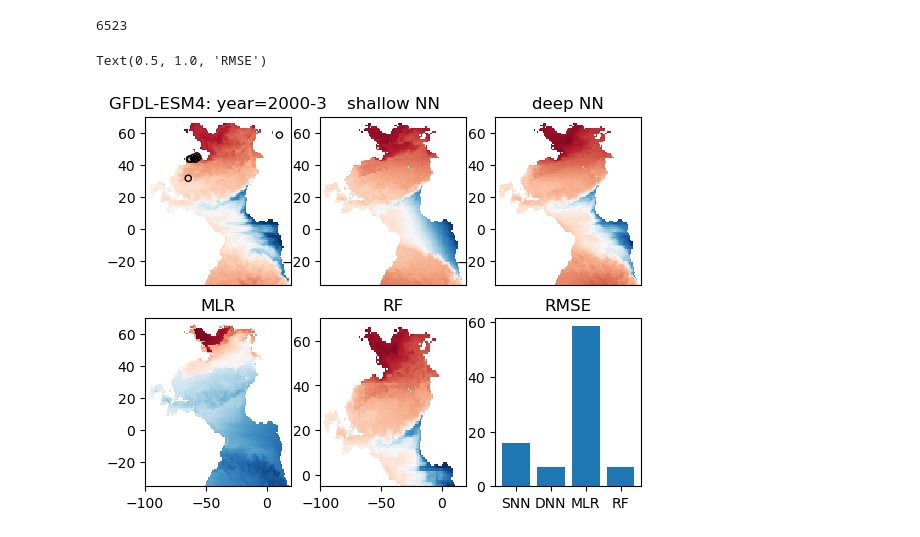
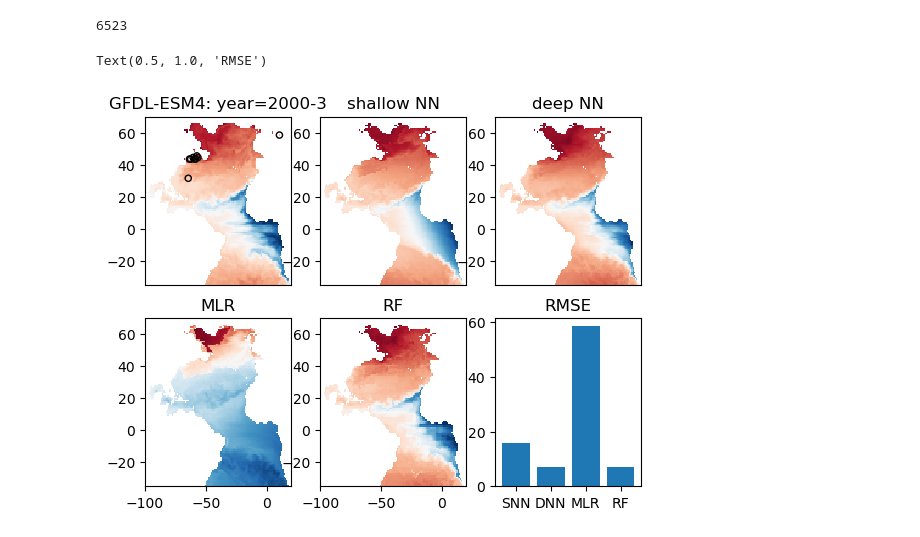
Before and after one commit to takaito1/ML4O2, a Jupyter notebook: develop/o2mod_example_3Dabs.ipynb, the cells around one changed output. Drawn from its saved outputs; the diff is of its cells as text; code cells hidden in the pictures.

```diff
--- a/develop/o2mod_example_3Dabs.ipynb
+++ b/develop/o2mod_example_3Dabs.ipynb
@@ -432,32 +432,32 @@ ax[0,1].set_ylim(-35,70)
 ax[0,1].set_title('shallow NN')
 ax[0,1].set_xticks([])
 #
 ax[0,2].pcolormesh(xx,yy,o2estNN,cmap='RdBu_r')
 ax[0,2].set_xlim(-100,20)
 ax[0,2].set_ylim(-35,70)
 ax[0,2].set_title('deep NN')
 ax[0,2].set_xticks([])
 #
 #ax[0,2].pcolormesh(xx,yy,o2est-doa,vmin=-30,vmax=30,cmap='RdBu_r')
 #ax[0,2].set_xlim(-100,20)
 #ax[0,2].set_ylim(-5,70)
 #ax[0,2].set_title('bias')
 #
 ax[1,0].pcolormesh(xx,yy,o2estMLR,cmap='RdBu_r')
 ax[1,0].set_xlim(-100,20)
 ax[1,0].set_ylim(-35,70)
 ax[1,0].set_title('MLR')
 #
 ax[1,1].pcolormesh(xx,yy,o2estRF,cmap='RdBu_r')
 ax[1,1].set_xlim(-100,20)
-ax[1,1].set_ylim(-5,70)
+ax[1,1].set_ylim(-35,70)
 ax[1,1].set_title('RF')
 #
 #ax[1,2].bar(['NN','DNN','MLR'],[RMSE_SNN,RMSE_DNN,RMSE_MLR])
 #ax[1,2].set_title('RMSE')
 ax[1,2].bar(['SNN','DNN','MLR','RF'],[RMSE_SNN,RMSE_DNN,RMSE_MLR,RMSE_RF])
 ax[1,2].set_title('RMSE')
 #ax[1,2].bar(['NN','DNN','MLR','RF'],[R_NN**2,R_DNN**2,R_MLR**2,R_RF**2])
 # %% [output]
 Text(0.5, 1.0, 'RMSE')
-[figure, old version]
+[figure, new version]
```
